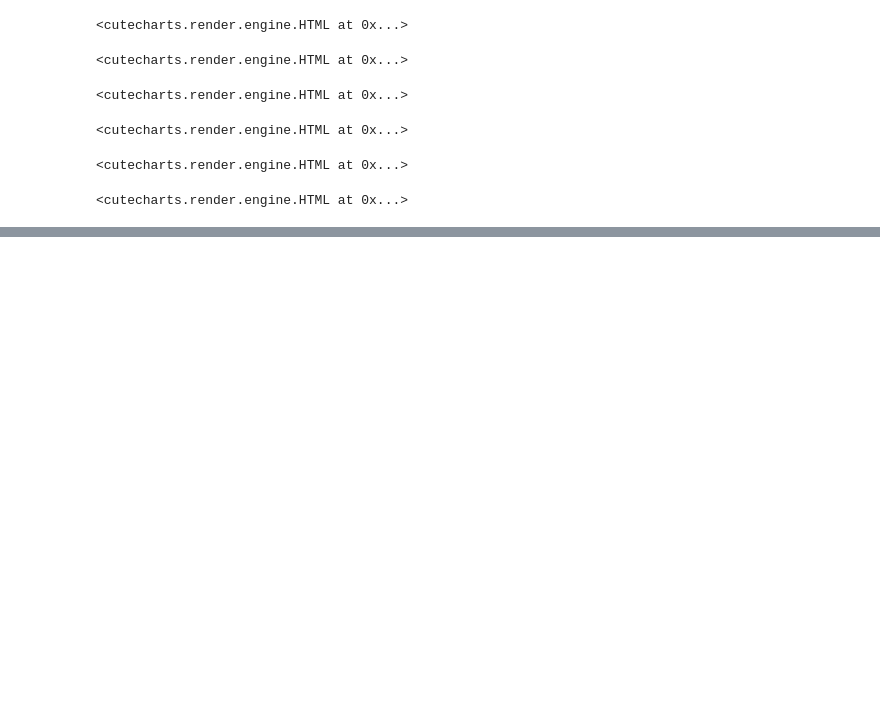
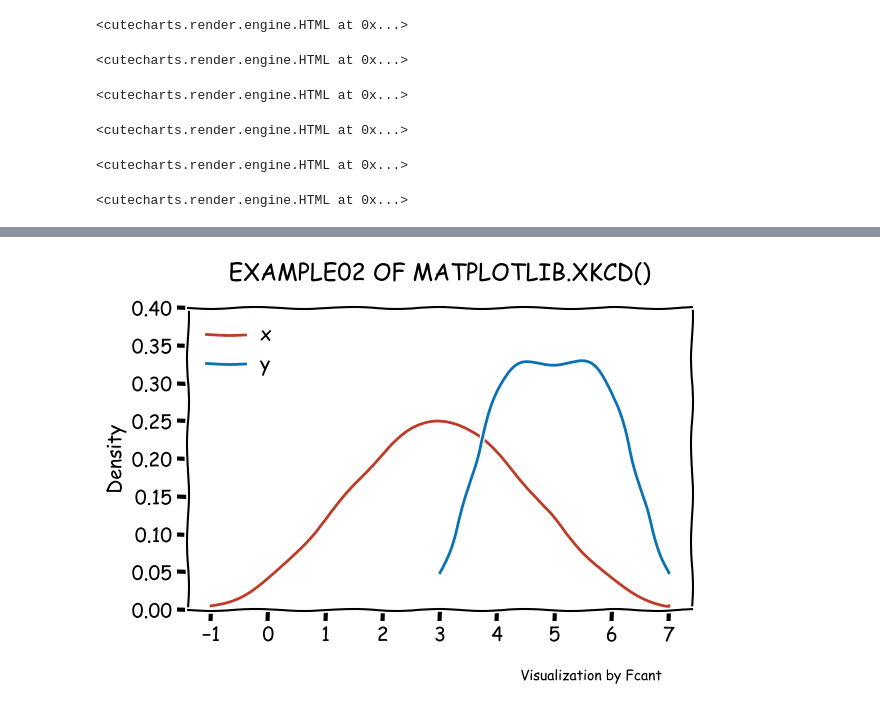
Before and after one commit to Fcscanf/JupyterWorkSpace, a Jupyter notebook: Visualization/cutecharts/CuteChartsSample.ipynb, the cells around one changed output, grey strips where cells are left out. Cells and saved outputs as stored; diff of their text form; code cells hidden in the pictures; blank space fills up the shorter version.

```diff
--- a/Visualization/cutecharts/CuteChartsSample.ipynb
+++ b/Visualization/cutecharts/CuteChartsSample.ipynb
@@ -191,0 +211,19 @@ page.render_notebook()
+# %%
+import pandas as pd
+import matplotlib.pyplot as plt
+
+df = pd.DataFrame({
+    'x': [1, 2, 2.5, 3, 3.5, 4, 5],
+    'y': [4, 4, 4.5, 5, 5.5, 6, 6],
+})
+
+with plt.xkcd():
+    fig, ax = plt.subplots(figsize=(6.5,4),dpi=100)
+    ax = df.plot.kde(color=["#BC3C28","#0972B5"],ax=ax)
+    ax.set_ylim((0, 0.4))
+    ax.legend(frameon=False)
+    ax.set_title("EXAMPLE02 OF MATPLOTLIB.XKCD()",pad=20)
+    ax.text(.8,-.22,'Visualization by Fcant',transform = ax.transAxes,
+            ha='center', va='center',fontsize = 10,color='black')
+# %% [output]
+[figure, added]
```
Also changed, not shown: parts of 2 cells of this notebook.
